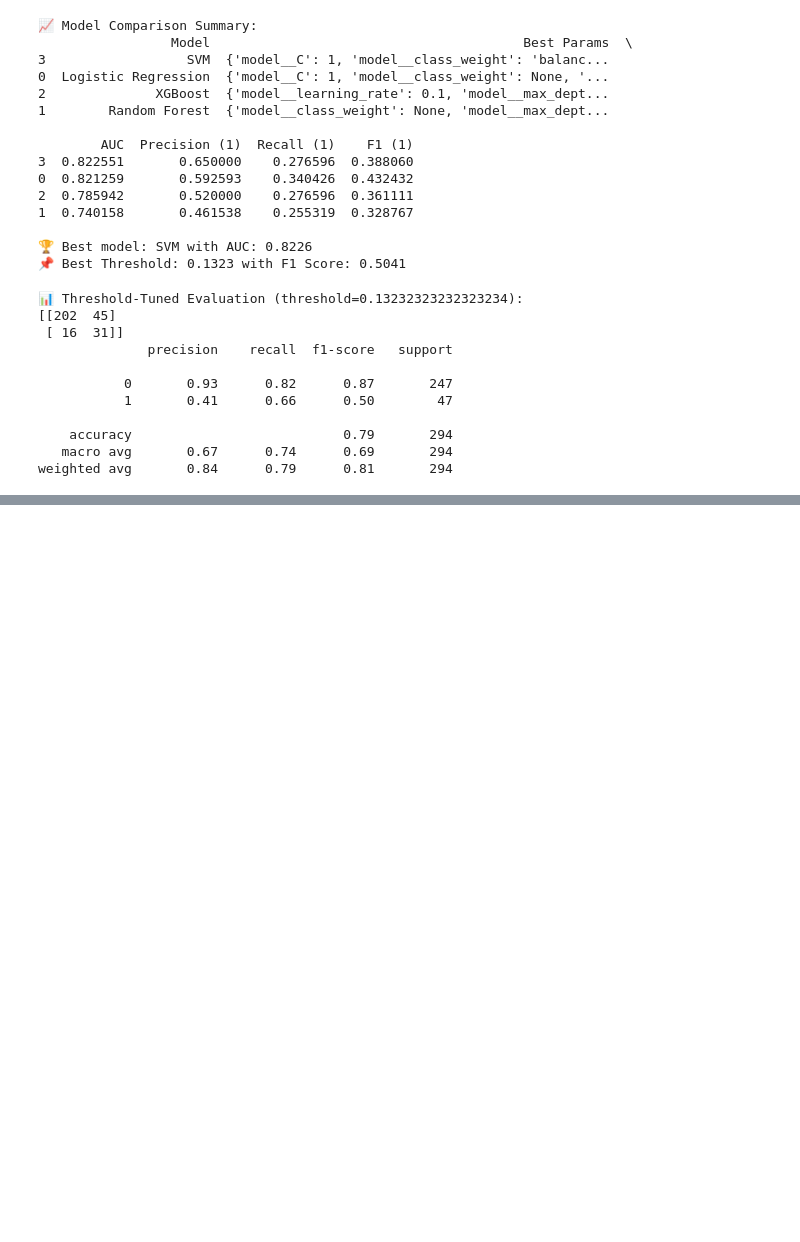
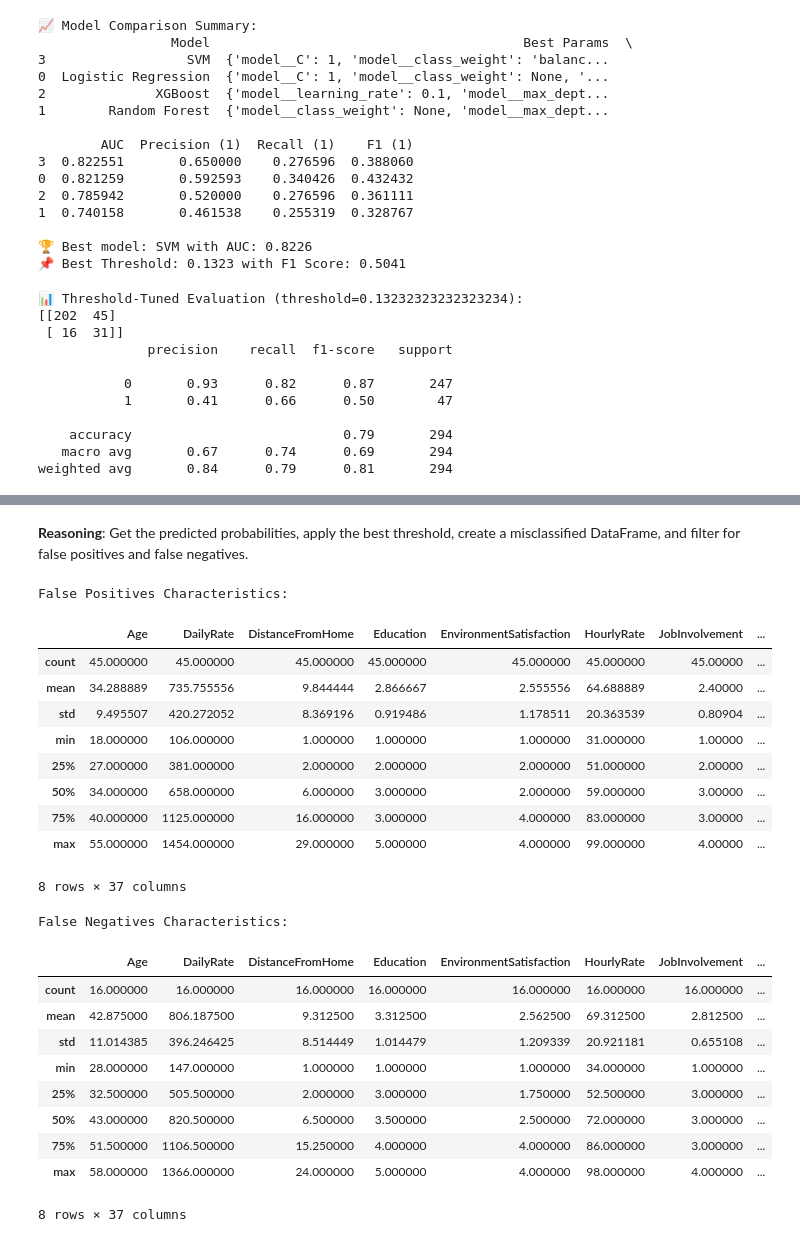
Before and after one commit to Devendra379/HR-Employee-Attrition, a Jupyter notebook: employee_attrition.ipynb, the cells around one changed output, grey strips where cells are left out. Cells and saved outputs as stored; diff of their text form; code cells hidden in the pictures; blank space fills up the shorter version.

```diff
--- a/employee_attrition.ipynb
+++ b/employee_attrition.ipynb
@@ -748,0 +765,48 @@ with open("feature_order.json", "w") as f:
+# %% [markdown]
+**Reasoning**:
+Get the predicted probabilities, apply the best threshold, create a misclassified DataFrame, and filter for false positives and false negatives.
+# %%
+# 1. Get predicted probabilities and apply threshold
+y_proba = best_model_pipeline.predict_proba(X_test)[:, 1]
+y_pred_custom = (y_proba >= best_thresh).astype(int)
+
+# 2. Create misclassified_df
+misclassified_df = X_test.copy()
+misclassified_df['True_Attrition'] = y_test
+misclassified_df['Predicted_Attrition'] = y_pred_custom
+
+# 3. Filter for false positives and false negatives
+false_positives = misclassified_df[(misclassified_df['True_Attrition'] == 0) & (misclassified_df['Predicted_Attrition'] == 1)]
+false_negatives = misclassified_df[(misclassified_df['True_Attrition'] == 1) & (misclassified_df['Predicted_Attrition'] == 0)]
+
+# 4. Analyze characteristics (using describe for now)
+print("False Positives Characteristics:")
+display(false_positives.describe())
+
+print("\nFalse Negatives Characteristics:")
+display(false_negatives.describe())
+
+# 5. Summarize observations (will be done in the next step based on the describe output)
+# %% [output]
+False Positives Characteristics:
+|  | Age | DailyRate | DistanceFromHome | Education | EnvironmentSatisfaction | HourlyRate | JobInvolvement | ... |
+| count | 45.000000 | 45.000000 | 45.000000 | 45.000000 | 45.000000 | 45.000000 | 45.00000 | ... |
+| mean | 34.288889 | 735.755556 | 9.844444 | 2.866667 | 2.555556 | 64.688889 | 2.40000 | ... |
+| std | 9.495507 | 420.272052 | 8.369196 | 0.919486 | 1.178511 | 20.363539 | 0.80904 | ... |
+| min | 18.000000 | 106.000000 | 1.000000 | 1.000000 | 1.000000 | 31.000000 | 1.00000 | ... |
+| 25% | 27.000000 | 381.000000 | 2.000000 | 2.000000 | 2.000000 | 51.000000 | 2.00000 | ... |
+| 50% | 34.000000 | 658.000000 | 6.000000 | 3.000000 | 2.000000 | 59.000000 | 3.00000 | ... |
+| 75% | 40.000000 | 1125.000000 | 16.000000 | 3.000000 | 4.000000 | 83.000000 | 3.00000 | ... |
+| max | 55.000000 | 1454.000000 | 29.000000 | 5.000000 | 4.000000 | 99.000000 | 4.00000 | ... |
+8 rows × 37 columns
+False Negatives Characteristics:
+|  | Age | DailyRate | DistanceFromHome | Education | EnvironmentSatisfaction | HourlyRate | JobInvolvement | ... |
+| count | 16.000000 | 16.000000 | 16.000000 | 16.000000 | 16.000000 | 16.000000 | 16.000000 | ... |
+| mean | 42.875000 | 806.187500 | 9.312500 | 3.312500 | 2.562500 | 69.312500 | 2.812500 | ... |
+| std | 11.014385 | 396.246425 | 8.514449 | 1.014479 | 1.209339 | 20.921181 | 0.655108 | ... |
+| min | 28.000000 | 147.000000 | 1.000000 | 1.000000 | 1.000000 | 34.000000 | 1.000000 | ... |
+| 25% | 32.500000 | 505.500000 | 2.000000 | 3.000000 | 1.750000 | 52.500000 | 3.000000 | ... |
+| 50% | 43.000000 | 820.500000 | 6.500000 | 3.500000 | 2.500000 | 72.000000 | 3.000000 | ... |
+| 75% | 51.500000 | 1106.500000 | 15.250000 | 4.000000 | 4.000000 | 86.000000 | 3.000000 | ... |
+| max | 58.000000 | 1366.000000 | 24.000000 | 5.000000 | 4.000000 | 98.000000 | 4.000000 | ... |
+8 rows × 37 columns
```
Also changed, not shown: parts of 15 cells of this notebook.
